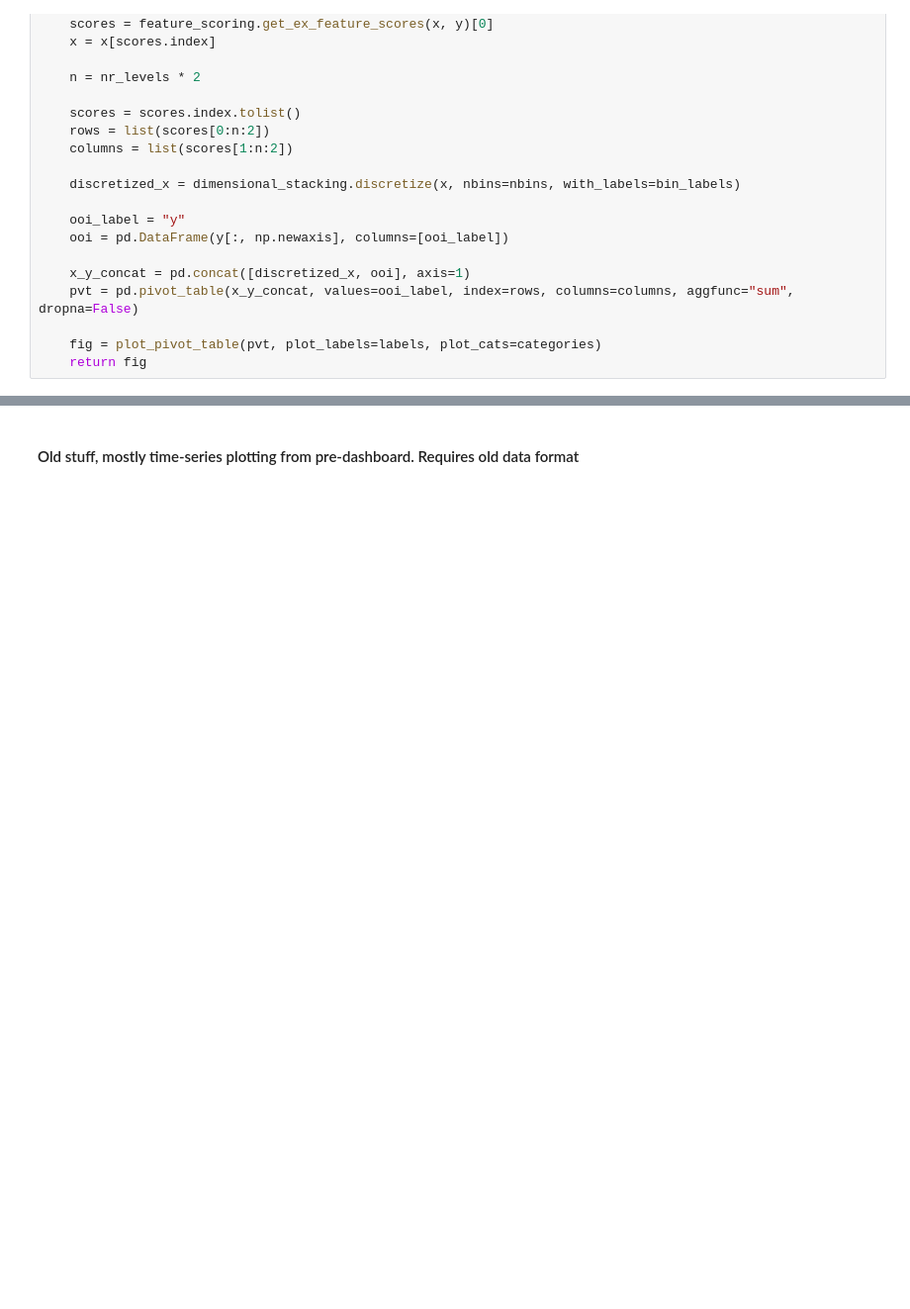
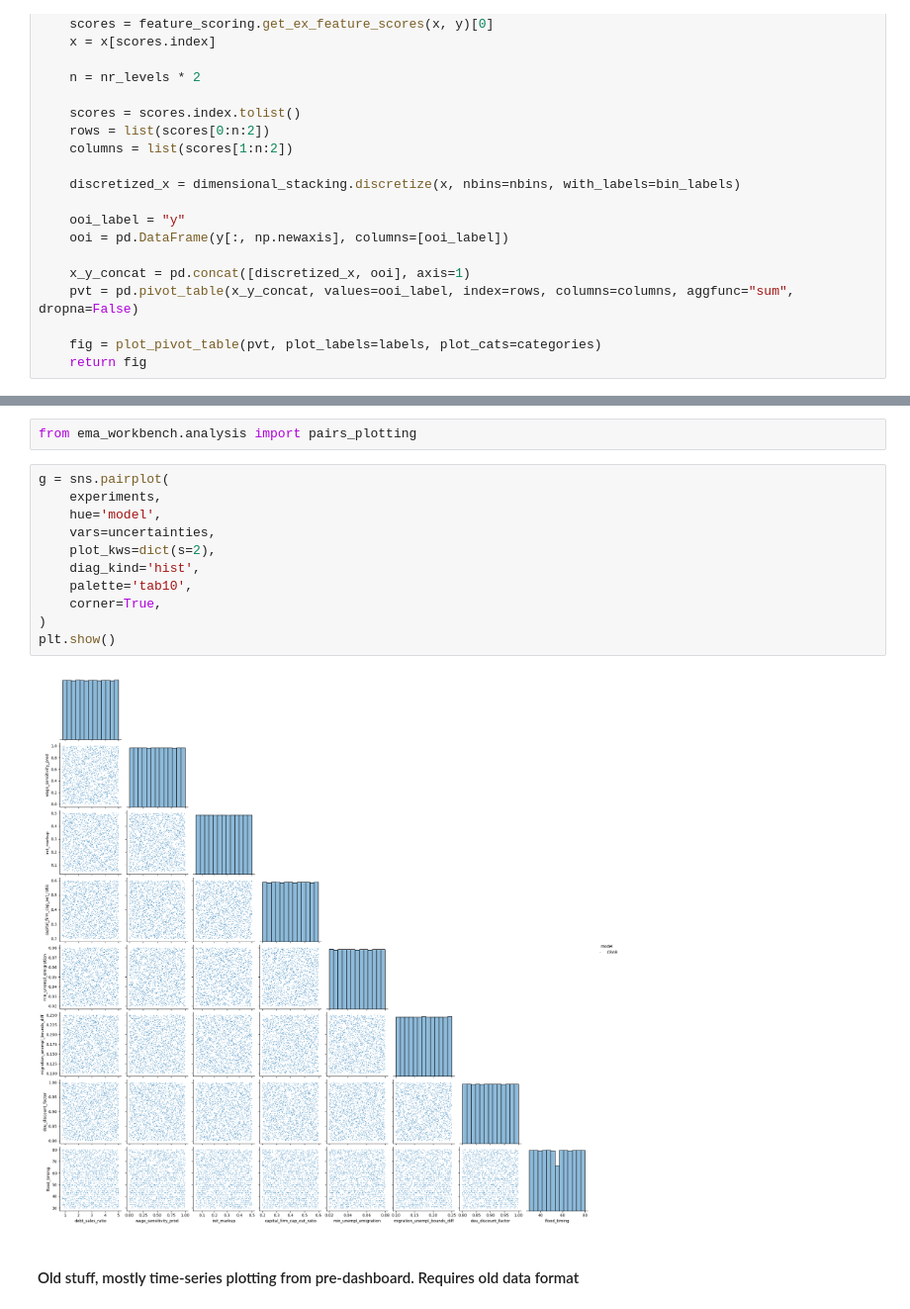
Before and after one commit to ghsher/CRAB_EM, a Jupyter notebook: analysis/Experimental Validation.ipynb, the cells around one changed output, grey strips where cells are left out. Shown at 99% size. Cells and saved outputs as stored; diff of their text form; blank space fills up the shorter version.

```diff
--- a/analysis/Experimental Validation.ipynb
+++ b/analysis/Experimental Validation.ipynb
@@ -205,3 +221,18 @@ plt.show()
+# %%
+from ema_workbench.analysis import pairs_plotting
+# %%
+g = sns.pairplot(
+    experiments,
+    hue='model',
+    vars=uncertainties,
+    plot_kws=dict(s=2),
+    diag_kind='hist',
+    palette='tab10',
+    corner=True,
+)
+plt.show()
+# %% [output]
+[figure, added]
 # %% [markdown]
 #### Old stuff, mostly time-series plotting from pre-dashboard. Requires old data format
 # %%
```
Also changed, not shown: parts of 3 cells of this notebook, 11 other files.
